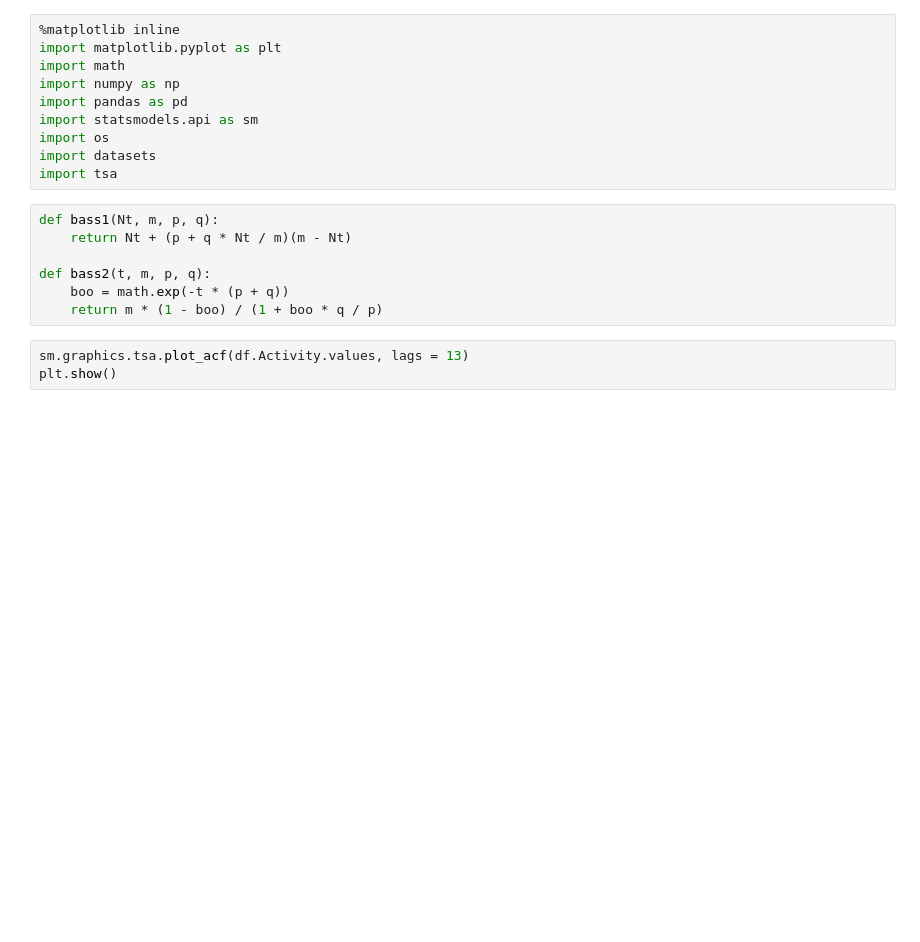
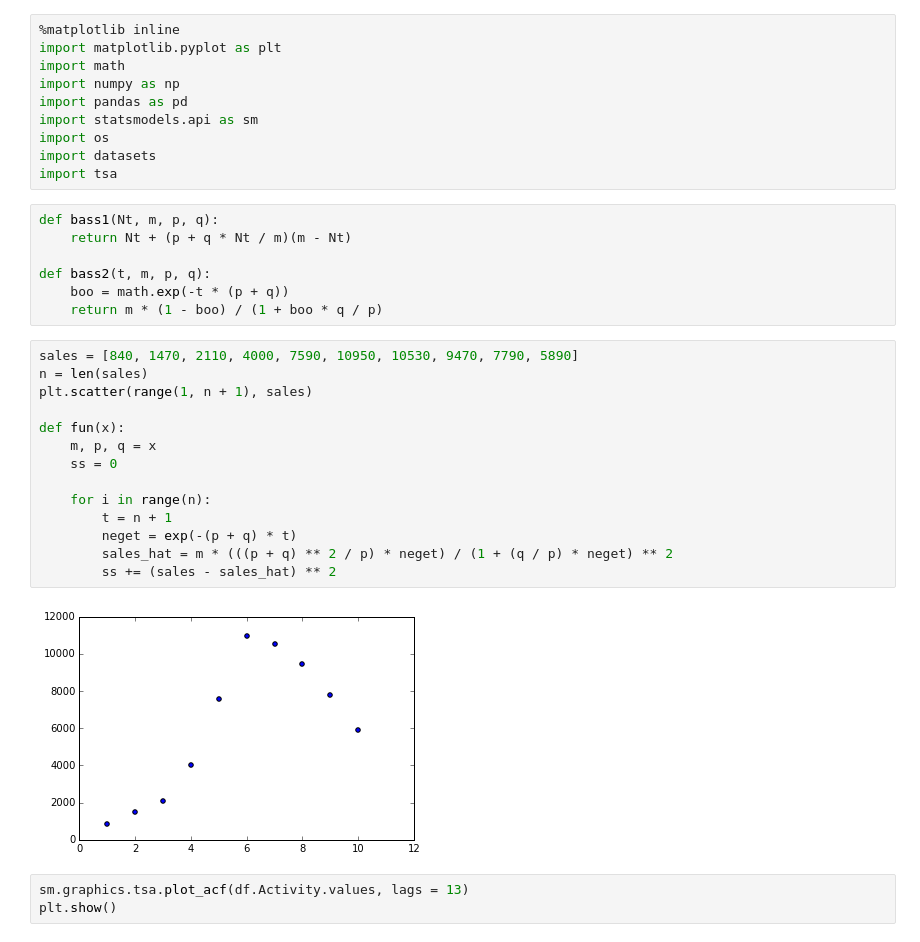
Before and after one commit to gregclinton/murphy, a Jupyter notebook: tsa.ipynb, the cells around one changed output. Cells and saved outputs as stored; diff of their text form; blank space fills up the shorter version.

```diff
--- a/tsa.ipynb
+++ b/tsa.ipynb
@@ -15,6 +15,22 @@ def bass1(Nt, m, p, q):
 def bass2(t, m, p, q):
     boo = math.exp(-t * (p + q))
     return m * (1 - boo) / (1 + boo * q / p)
+# %%
+sales = [840, 1470, 2110, 4000, 7590, 10950, 10530, 9470, 7790, 5890]
+n = len(sales)
+plt.scatter(range(1, n + 1), sales)
+
+def fun(x):
+    m, p, q = x
+    ss = 0
+
+    for i in range(n):
+        t = n + 1
+        neget = exp(-(p + q) * t)
+        sales_hat = m * (((p + q) ** 2 / p) * neget) / (1 + (q / p) * neget) ** 2
+        ss += (sales - sales_hat) ** 2
+# %% [output]
+[figure, added]
 # %%
 sm.graphics.tsa.plot_acf(df.Activity.values, lags = 13)
 plt.show()
```
